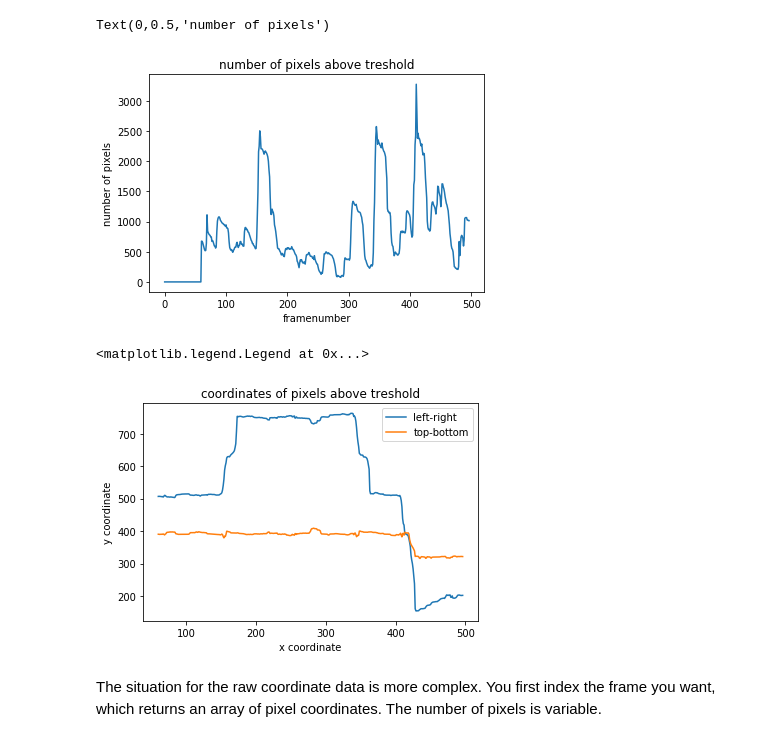
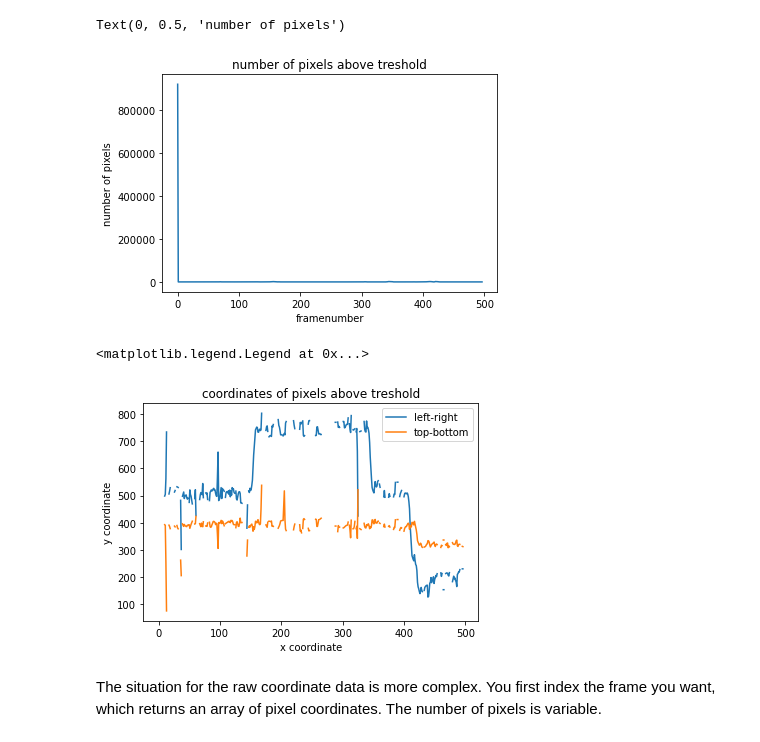
Before and after one commit to gbeckers/Birdwatcher, a Jupyter notebook: notebooks/movementdetection.ipynb, the cells around one changed output. Cells and saved outputs as stored; diff of their text form; code cells hidden in the pictures.

```diff
--- a/notebooks/movementdetection.ipynb
+++ b/notebooks/movementdetection.ipynb
@@ -21,0 +11,2 @@ The darr arrays can be indexed, which will return a numpy array
+# %%
+bgs = bw.BackgroundSubtractorMOG2(VarThreshold=70, NMixtures=8, History=3)
@@ -21,0 +28,14 @@ The darr arrays can be indexed, which will return a numpy array
+# %%
+movementdector = bw.MovementDetector(bgsubtractor=bgs, learningrate=-1, ignore_firstnframes=0,
+                 focus_rectcoord=None, ignore_rectcoord=None, downscale=None, morphologyex=2)
+# %%
+coords = bw.create_coordarray('C://Users/Gabriel/testcoords.darr',
+                              framewidth=vf.framewidth,
+                              frameheight=vf.frameheight,
+                              metadata={'bgsparams': bgs.get_params(),
+                                        'movdetectparams': movementdector.get_params()},
+                              overwrite=True)
+# %%
+for frame in vf.iter_frames():
+    thresh, idx = movementdector.apply(frame)
+    coords.append(idx)
@@ -22,20 +44,20 @@ The darr arrays can be indexed, which will return a numpy array
 # %%
-plt.plot(cc[:])
+plt.plot(coords.get_coordcount())
 plt.title('number of pixels above treshold')
 plt.xlabel('framenumber')
 plt.ylabel('number of pixels')
 # %% [output]
-Text(0,0.5,'number of pixels')
+Text(0, 0.5, 'number of pixels')
-[figure, old version]
+[figure, new version]
 # %%
-plt.plot(cm[:])
+plt.plot(coords.get_coordmean())
 plt.title('coordinates of pixels above treshold')
 plt.xlabel('x coordinate')
 plt.ylabel('y coordinate')
 plt.legend(['left-right', 'top-bottom'])
 # %% [output]
 <matplotlib.legend.Legend at 0x...>
-[figure, old version]
+[figure, new version]
 # %% [markdown]
 The situation for the raw coordinate data is more complex. You first index the frame you want, which returns an array of pixel coordinates. The number of pixels is variable.
 # %%
```
Also changed, not shown: parts of 14 cells of this notebook, 4 other files.
